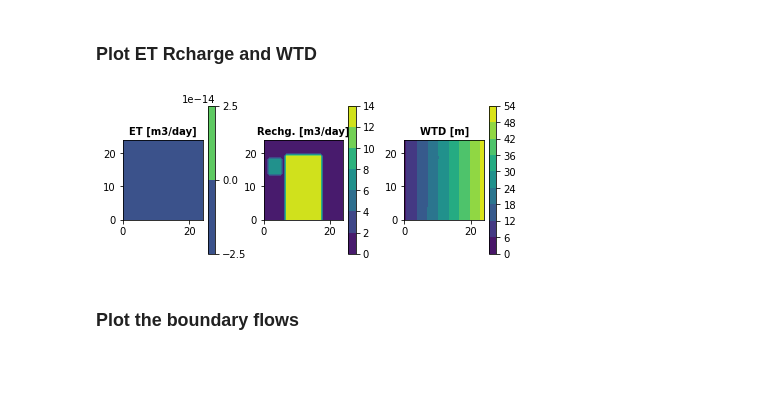
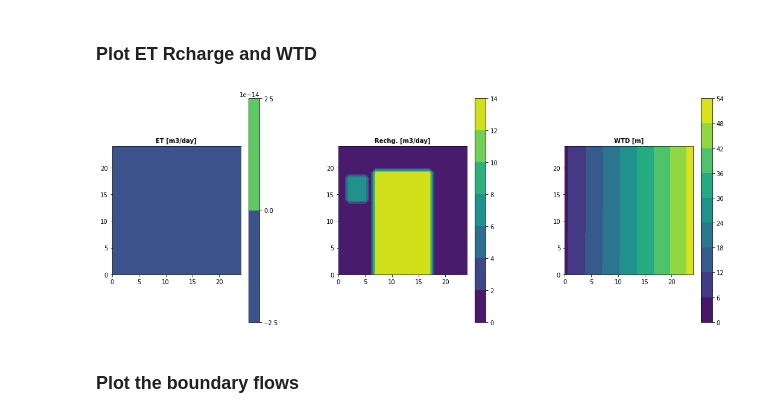
Before and after one commit to GW-modelling-Spring2022/homework-xenidegracia, a Jupyter notebook: Working/HW7_FarmChallenge/HW7_WildcatFarm1.ipynb, the cells around one changed output. Saved outputs shown, nothing was run; the diff lists cells and outputs as text; code cells hidden in the pictures; blank space fills up the shorter version.

```diff
--- a/Working/HW7_FarmChallenge/HW7_WildcatFarm1.ipynb
+++ b/Working/HW7_FarmChallenge/HW7_WildcatFarm1.ipynb
@@ -415,34 +415,35 @@ fig.tight_layout(pad=1.0)
 
 #ET
 #ax1.set_xlabel('Lx (m)', fontsize=10)
 #ax1.set_ylabel('Ly (m)', fontsize=10)
 ax1.set_title('ET [m3/day]', fontsize=10, fontweight='bold')
 ax1.set_aspect('equal')
 etplot = ax1.contourf(np.flipud(et_vals))
 fig.colorbar(etplot, ax=ax1, shrink=0.6)
 
 #Recharge
 #ax2.set_xlabel('Lx (m)', fontsize=10)
 #ax2.set_ylabel('Ly (m)', fontsize=10)
 ax2.set_title('Rechg. [m3/day]', fontsize=10, fontweight='bold')
 ax2.set_aspect('equal')
 rchplot = ax2.contourf(np.flipud(recharge_vals))
 fig.colorbar(rchplot, ax=ax2, shrink=0.6)
 
 
 #WTD
 #Calcualte WTD at the domain thickness (ztop) minus the head
 WTD = ztop-head
 #ax3.set_xlabel('Lx (m)', fontsize=10)
 #ax3.set_ylabel('Ly (m)', fontsize=10)
 ax3.set_title('WTD [m]', fontsize=10, fontweight='bold')
 ax3.set_aspect('equal')
 wtdplot = ax3.contourf(np.flipud(WTD[0,:,:]))
 fig.colorbar(wtdplot, ax=ax3, shrink=0.6)
+fig.set_size_inches(16, 10)
 
 plt.show()
 # %% [output]
-[figure, old version]
+[figure, new version]
 # %% [markdown]
 ### Plot the boundary flows
 # %%
```
Also changed, not shown: parts of 1 cell of this notebook, 1 other file.
